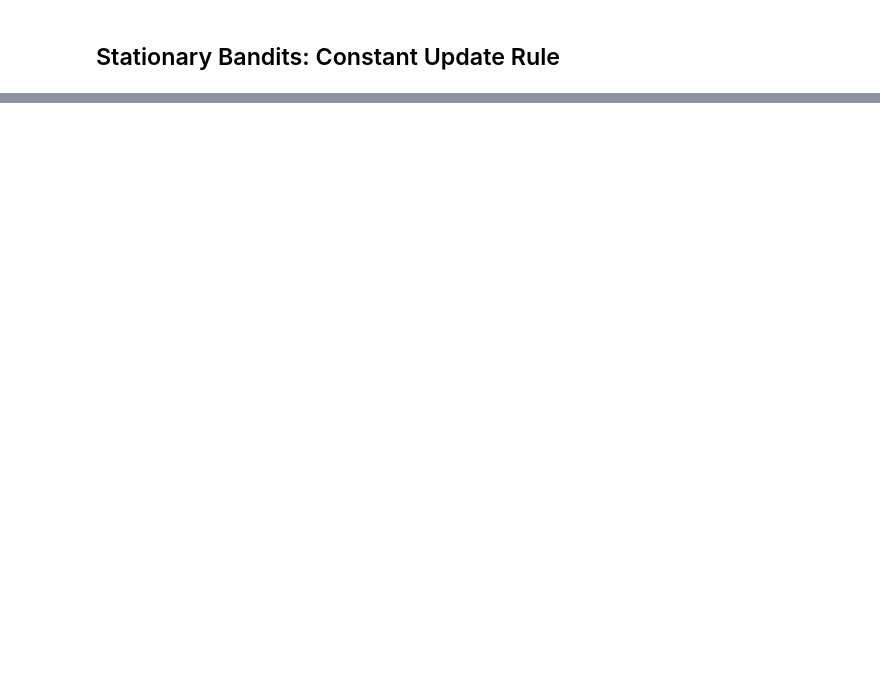
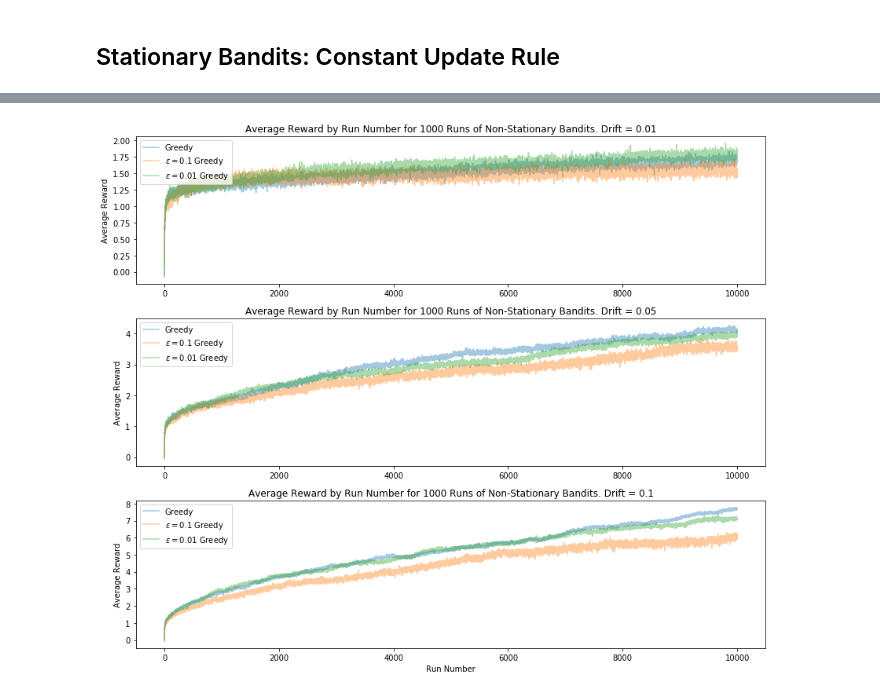
Before and after one commit to madrury/reinforcement-learning, a Jupyter notebook: multi-armed-bandits.ipynb, the cells around one changed output, grey strips where cells are left out. Cells and saved outputs as stored; diff of their text form; code cells hidden in the pictures; blank space fills up the shorter version.

```diff
--- a/multi-armed-bandits.ipynb
+++ b/multi-armed-bandits.ipynb
@@ -191,0 +198,37 @@ fig.tight_layout()
+# %%
+drifts = [0.01, 0.05, 0.1]
+n_bootstraps = 500
+
+mean_rewards_greedy = {drift: bootstrap_bandits(
+                           n_bootstraps=n_bootstraps, epsilon=0.0,
+                           bandit_maker=non_stationary_bandit_maker(drift=drift),
+                           update_type=UPDATE_TYPE_CONSTANT)
+                       for drift in drifts}
+mean_rewards_e1 = {drift: bootstrap_bandits(
+                       n_bootstraps=n_bootstraps, epsilon=0.1,
+                       bandit_maker=non_stationary_bandit_maker(drift=drift),
+                       update_type=UPDATE_TYPE_CONSTANT)
+                   for drift in drifts}
+mean_rewards_e01 = {drift: bootstrap_bandits(
+                        n_bootstraps=n_bootstraps, epsilon=0.01,
+                        bandit_maker=non_stationary_bandit_maker(drift=drift),
+                        update_type=UPDATE_TYPE_CONSTANT)
+                   for drift in drifts}
+# %%
+fig, axs = plt.subplots(3, figsize=(12, 10))
+
+for i, (drift, ax) in enumerate(zip(drifts, axs.flatten())):
+    ax.plot(range(10000), mean_rewards_greedy[drift], alpha=0.4,
+            label="Greedy")
+    ax.plot(range(10000), mean_rewards_e1[drift], alpha=0.4,
+            label="$\epsilon=0.1$ Greedy")
+    ax.plot(range(10000), mean_rewards_e01[drift], alpha=0.4,
+            label="$\epsilon=0.01$ Greedy")
+    if i == 2:
+        ax.set_xlabel("Run Number")
+    ax.set_ylabel("Average Reward")
+    ax.set_title(f"Average Reward by Run Number for 1000 Runs of Non-Stationary Bandits. Drift = {drift}")
+    ax.legend(loc="upper left")
+fig.tight_layout()
+# %% [output]
+[figure, added]
```
Also changed, not shown: parts of 9 cells of this notebook.
